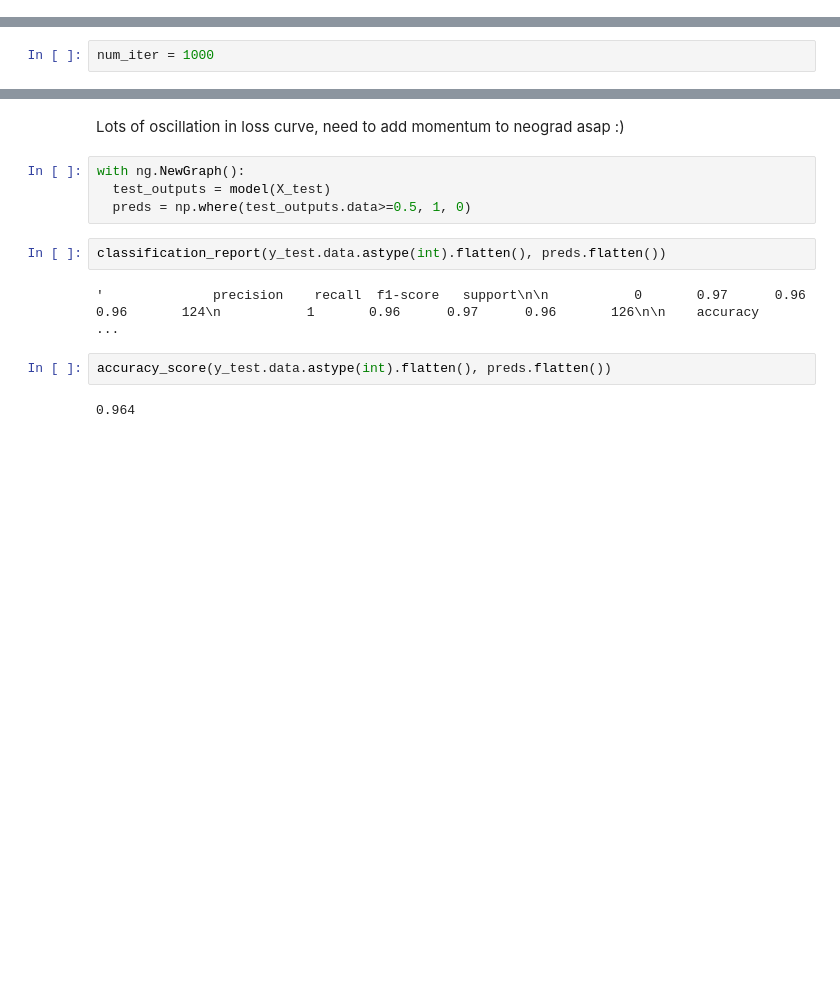
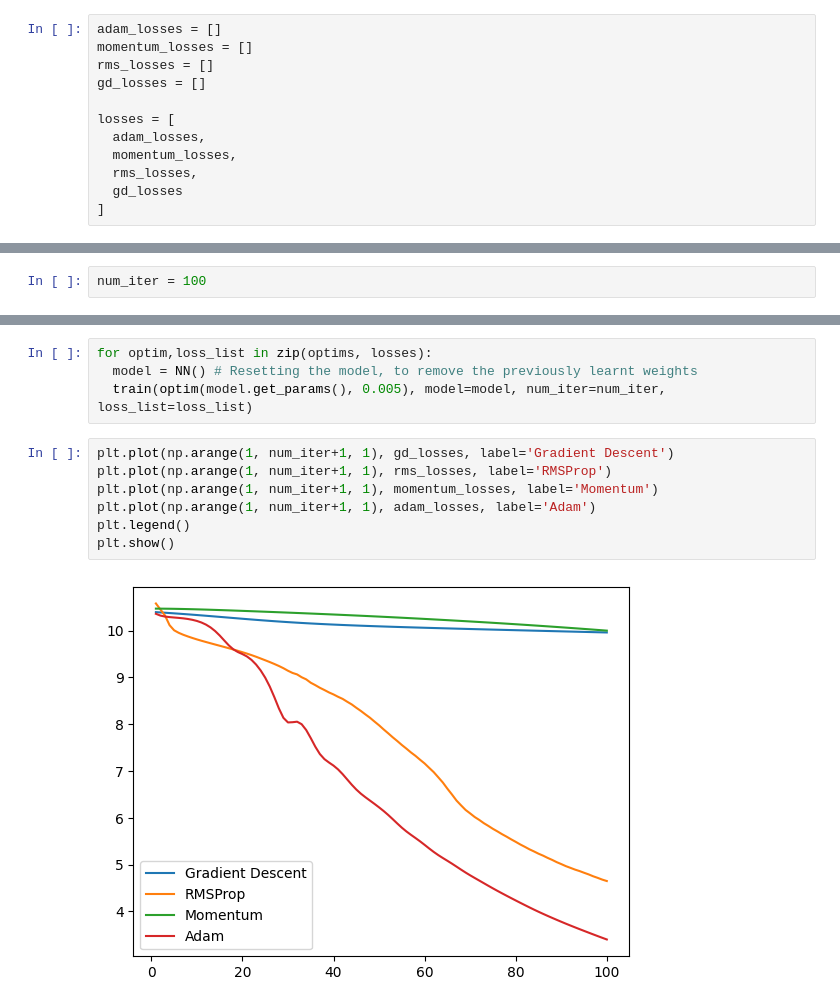
Before and after one commit to pranftw/neograd, a Jupyter notebook: examples/make_circles.ipynb, the cells around one changed output, grey strips where cells are left out. Saved outputs shown, nothing was run; the diff lists cells and outputs as text; blank space fills up the shorter version.

```diff
--- a/examples/make_circles.ipynb
+++ b/examples/make_circles.ipynb
@@ -44,0 +97,12 @@ optim = GD(model.get_params(), 0.15)
+# %%
+adam_losses = []
+momentum_losses = []
+rms_losses = []
+gd_losses = []
+
+losses = [
+  adam_losses,
+  momentum_losses,
+  rms_losses,
+  gd_losses
+]
@@ -45,2 +116,2 @@ optim = GD(model.get_params(), 0.15)
 # %%
-num_iter = 1000
+num_iter = 100
@@ -82,14 +118,13 @@ plt.plot(np.arange(1, num_iter+1, 1), losses)
-# %% [markdown]
-Lots of oscillation in loss curve, need to add momentum to neograd asap :)
-# %%
-with ng.NewGraph():
-  test_outputs = model(X_test)
-  preds = np.where(test_outputs.data>=0.5, 1, 0)
-# %%
-classification_report(y_test.data.astype(int).flatten(), preds.flatten())
-# %% [output]
-'              precision    recall  f1-score   support\n\n           0       0.97      0.96      0.96       124\n           1       0.96      0.97      0.96       126\n\n    accuracy                   ...
-# %%
-accuracy_score(y_test.data.astype(int).flatten(), preds.flatten())
-# %% [output]
-0.964
+# %%
+for optim,loss_list in zip(optims, losses):
+  model = NN() # Resetting the model, to remove the previously learnt weights
+  train(optim(model.get_params(), 0.005), model=model, num_iter=num_iter, loss_list=loss_list)
+# %%
+plt.plot(np.arange(1, num_iter+1, 1), gd_losses, label='Gradient Descent')
+plt.plot(np.arange(1, num_iter+1, 1), rms_losses, label='RMSProp')
+plt.plot(np.arange(1, num_iter+1, 1), momentum_losses, label='Momentum')
+plt.plot(np.arange(1, num_iter+1, 1), adam_losses, label='Adam')
+plt.legend()
+plt.show()
+# %% [output]
+[figure, added]
```
Also changed, not shown: parts of 18 cells of this notebook, 1 other file.
